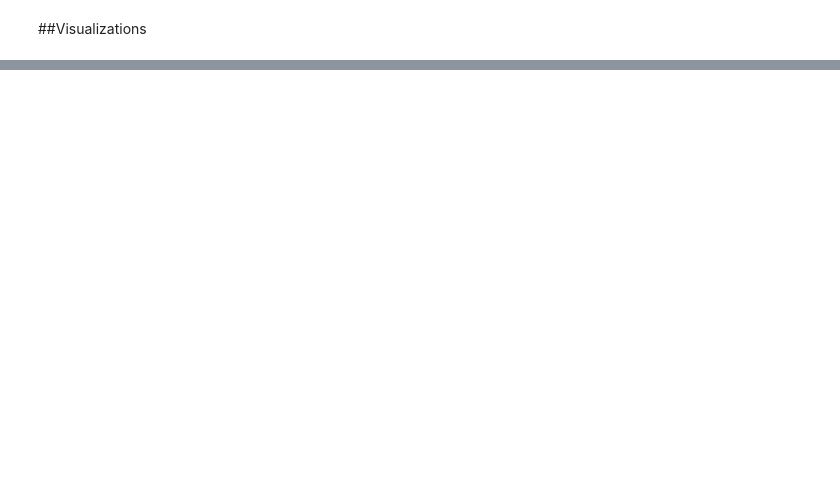
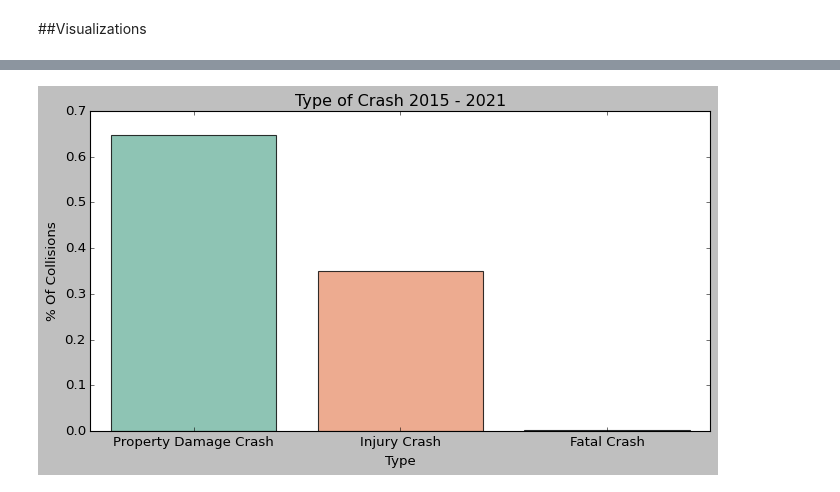
Before and after one commit to krisdsutton/data205, a Jupyter notebook: Data_205_EDA_MC_Data.ipynb, the cells around one changed output, grey strips where cells are left out. Drawn from its saved outputs; the diff is of its cells as text; code cells hidden in the pictures; blank space fills up the shorter version.

```diff
--- a/Data_205_EDA_MC_Data.ipynb
+++ b/Data_205_EDA_MC_Data.ipynb
@@ -286,0 +195,12 @@ See the caveats in the documentation: https://pandas.pydata.org/pandas-docs/stab
+# %%
+#graphing ACRS report type by percentage
+acrs_type = mc_crash1["ACRS Report Type"].value_counts(normalize=True)
+acrs_type = acrs_type[:5,]
+plt.figure(figsize=(10,5))
+sns.barplot(x=acrs_type.index, y=acrs_type.values, palette="Set2", alpha=0.8)
+plt.title('Type of Crash 2015 - 2021')
+plt.ylabel('% Of Collisions', fontsize=12)
+plt.xlabel('Type', fontsize=12)
+plt.show()
+# %% [output]
+[figure, added]
```
Also changed, not shown: parts of 59 cells of this notebook.
